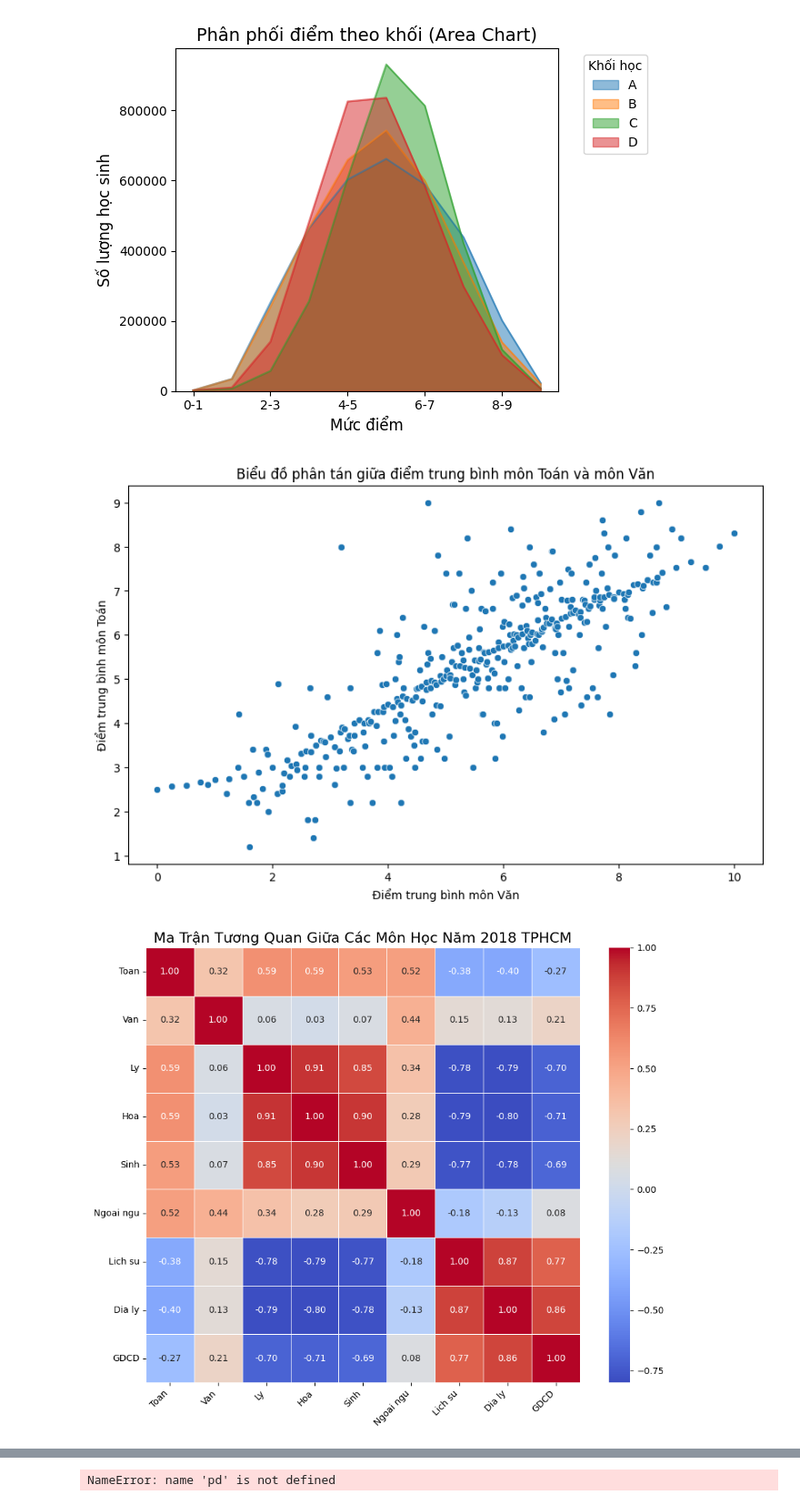
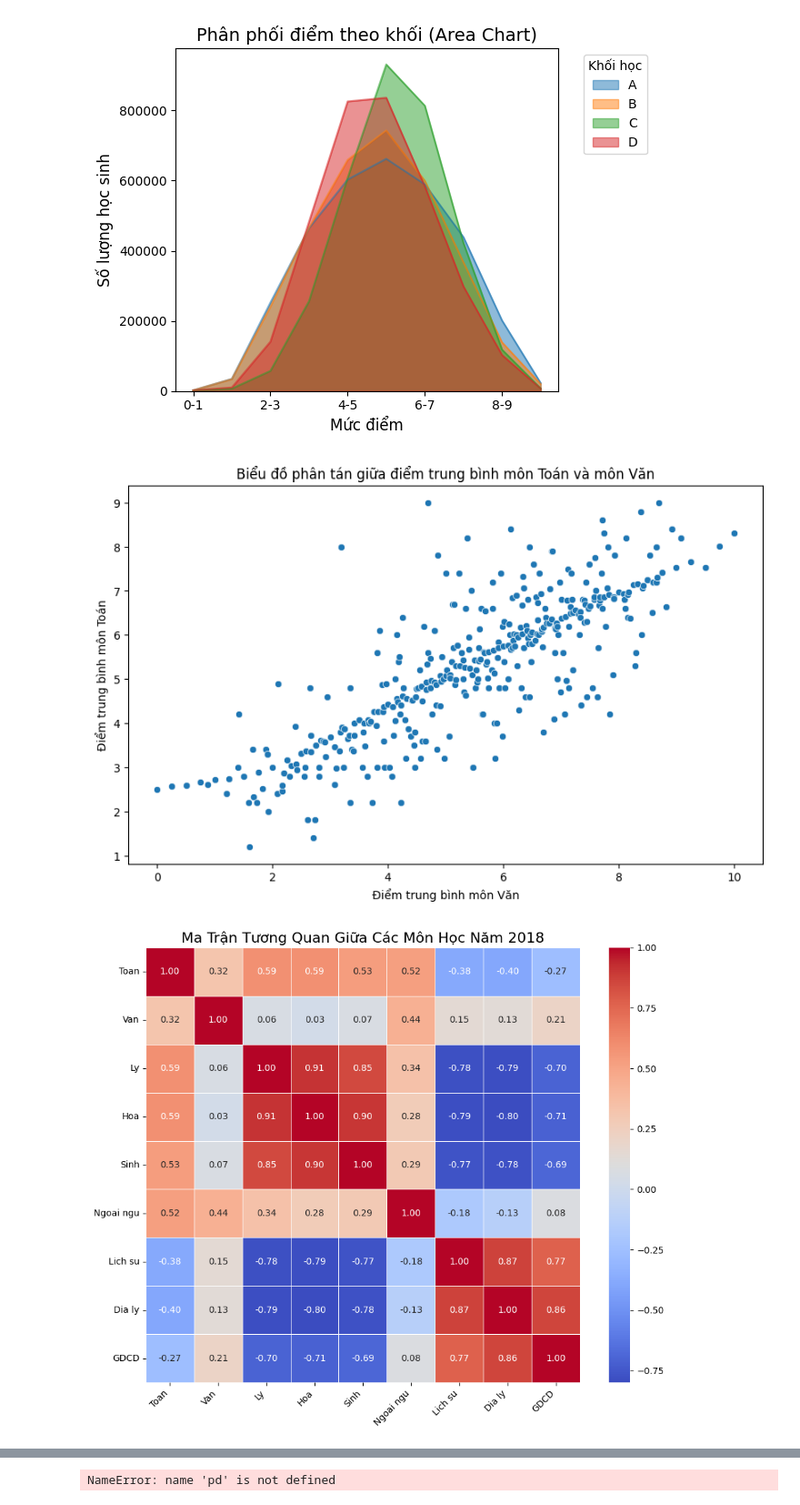
Before and after one commit to Analyze-high-school-scores/Main, a Jupyter notebook: Chart/chart.ipynb, the cells around one changed output, grey strips where cells are left out. Shown at 91% size. Cells and saved outputs as stored; diff of their text form; code cells hidden in the pictures.

Commit message:
add new chart

```diff
--- a/Chart/chart.ipynb
+++ b/Chart/chart.ipynb
@@ -377,38 +377,38 @@ def heatmapSubject(data, year):
         square=True,
         linewidths=0.5,
     )
-    plt.title(f"Ma Trận Tương Quan Giữa Các Môn Học Năm {year} TPHCM", fontsize=16)
+    plt.title(f"Ma Trận Tương Quan Giữa Các Môn Học Năm {year}", fontsize=16)
     plt.xticks(rotation=45, ha="right")
     plt.yticks(rotation=0)
     plt.tight_layout()
     plt.show()
 
 # URL API chứa dữ liệu
 cleaned_data_api = 'https://andyanh.id.vn/index.php/s/AQrkaif3HWgs9ke/download'
 
 # Tải dữ liệu từ API
 df = fetch_csv_from_api(cleaned_data_api)
 
 # Lọc dữ liệu theo năm
 df_years = {2018: df[df["Year"] == 2018], 2019: df[df["Year"] == 2019]}
 
 df_filtered = df[['Toan', 'Van']]
 
 # Tính trung bình điểm môn Toán cho mỗi giá trị điểm môn Văn
 df_mean = df_filtered.groupby('Van')['Toan'].mean().reset_index()
 
 # Vẽ biểu đồ phân tán với các điểm trung bình
 plt.figure(figsize=(10, 6))
 sns.scatterplot(x='Van', y='Toan', data=df_mean)
 
 # Thêm tiêu đề và nhãn cho trục
 plt.title('Biểu đồ phân tán giữa điểm trung bình môn Toán và môn Văn')
 plt.xlabel('Điểm trung bình môn Văn')
 plt.ylabel('Điểm trung bình môn Toán')
 
 # Vẽ heatmap cho từng năm
 heatmapSubject(df_years[2018], 2018)
 heatmapSubject(df_years[2019], 2019)
 # %% [output]
 [figure]
-[figure, old version]
+[figure, new version]
```
Also changed, not shown: parts of 1 cell of this notebook.
